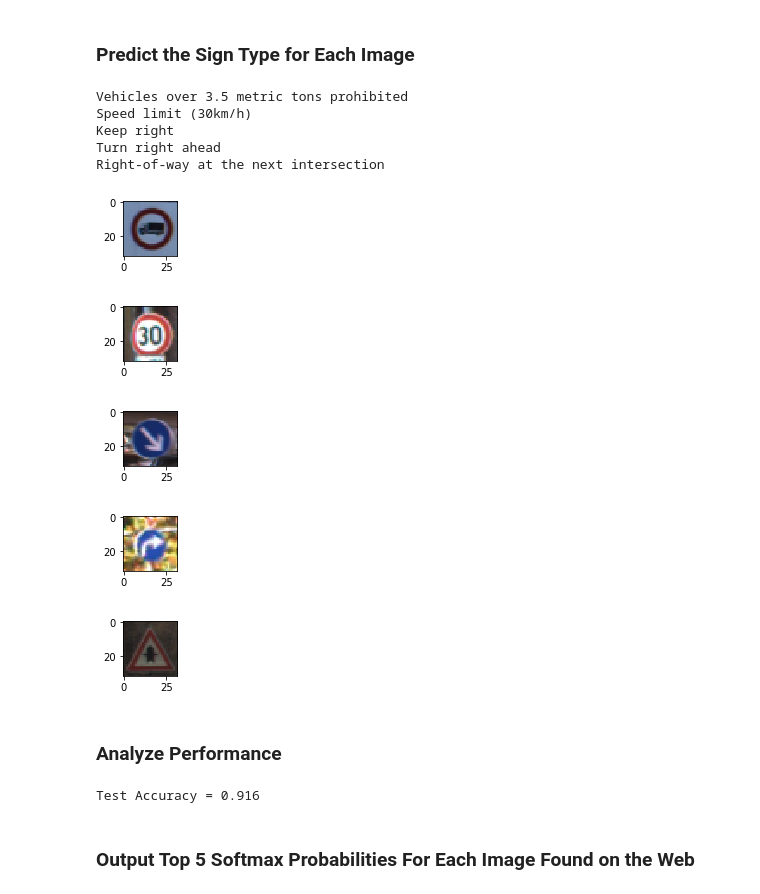
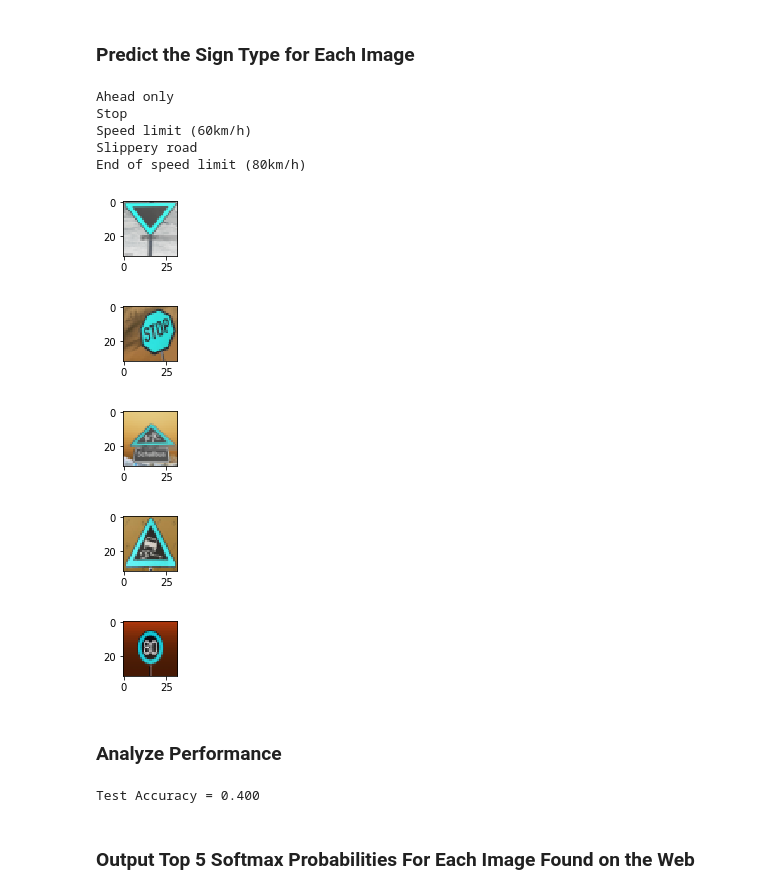
Before and after one commit to baihongjie/selfdrivingcar, a Jupyter notebook: TrafficSignClassifier/Traffic_Sign_Classifier.ipynb, the cells around one changed output. Saved outputs shown, nothing was run; the diff lists cells and outputs as text; code cells hidden in the pictures.

```diff
--- a/TrafficSignClassifier/Traffic_Sign_Classifier.ipynb
+++ b/TrafficSignClassifier/Traffic_Sign_Classifier.ipynb
@@ -302,6 +303,8 @@ with tf.Session() as sess:
         print("TrainingData Accuracy = {:.3f}".format(training_accuracy))
         print("Validation Accuracy = {:.3f}".format(validation_accuracy))
         print()
+        if validation_accuracy > 0.93:
+            break
 
     saver.save(sess, './lenet')
     print("Model saved")
@@ -324,2 +327,10 @@ Validation Accuracy = 0.942
 
 Model saved
+# %%
+### Calculate the accuracy for these 5 new images.
+### For example, if the model predicted 1 out of 5 signs correctly, it's 20% accurate on these new images.
+with tf.Session() as sess:
+    saver.restore(sess, tf.train.latest_checkpoint('.'))
+
+    test_accuracy = evaluate(X_test, y_test)
+    print("Test Accuracy = {:.3f}".format(test_accuracy))
@@ -333,11 +346,3 @@ To give yourself more insight into how your model is working, download at least
 You may find `signnames.csv` useful as it contains mappings from the class id (integer) to the actual sign name.
 # %% [markdown]
 ### Load and Output the Images
-# %%
-### Load the images and plot them here.
-### Feel free to use as many code cells as needed.
-for n in range(5):
-    i = int(random.random() * n_test)
-    plt.figure(figsize=(1,1))
-    plt.imshow(X_test2[i], cmap="gray")
-    print(labeldesc[y_test[i]])
@@ -354,0 +349,15 @@ End of speed limit (80km/h)
+# %%
+from PIL import Image
+
+X_download2 = []
+for i in range(1, 6):
+    img = Image.open('download%d.jpg'%(i))
+    img = img.resize((32, 32), Image.BOX) # resizes image in-place
+    data = np.asarray(img, dtype="float32" )
+    X_download2.append(data)
+
+X_download_gray, X_download = PreProcess(X_download2)
+y_download = [13, 14, 28, 23, 5]
+for d in X_download2:
+    plt.figure(figsize=(1,1))
+    plt.imshow(d, cmap="gray")
@@ -357,31 +372,30 @@ End of speed limit (80km/h)
 # %%
 ### Run the predictions here and use the model to output the prediction for each image.
 ### Make sure to pre-process the images with the same pre-processing pipeline used earlier.
 ### Feel free to use as many code cells as needed.
 
 prediction = tf.argmax(logits, 1)
 saver = tf.train.Saver()
 
 with tf.Session() as sess:
     saver.restore(sess, tf.train.latest_checkpoint('.'))
-    testset = np.array([X_test[0],X_test[1],X_test[2],X_test[3],X_test[4]], np.float32)
 
-    xx = sess.run(prediction, feed_dict={x: testset})
+    xx = sess.run(prediction, feed_dict={x: X_download})
     for i in range(5):
         plt.figure(figsize=(1,1))
-        plt.imshow(X_test2[i], cmap="gray")
+        plt.imshow(X_download2[i], cmap="gray")
         print(labeldesc[xx[i]])
 # %% [output]
-Vehicles over 3.5 metric tons prohibited
-Speed limit (30km/h)
-Keep right
-Turn right ahead
-Right-of-way at the next intersection
+Ahead only
+Stop
+Speed limit (60km/h)
+Slippery road
+End of speed limit (80km/h)
-[figure, old version]
+[figure, new version]
-[figure, old version]
+[figure, new version]
-[figure, old version]
+[figure, new version]
-[figure, old version]
+[figure, new version]
-[figure, old version]
+[figure, new version]
 # %% [markdown]
 ### Analyze Performance
 # %%
@@ -389,11 +403,10 @@ Right-of-way at the next intersection
 ### For example, if the model predicted 1 out of 5 signs correctly, it's 20% accurate on these new images.
 with tf.Session() as sess:
     saver.restore(sess, tf.train.latest_checkpoint('.'))
-
-    test_accuracy = evaluate(X_test, y_test)
+    test_accuracy = evaluate(X_download, y_download)
     print("Test Accuracy = {:.3f}".format(test_accuracy))
 # %% [output]
-Test Accuracy = 0.916
+Test Accuracy = 0.400
 # %% [markdown]
 ### Output Top 5 Softmax Probabilities For Each Image Found on the Web
 # %% [markdown]
```
Also changed, not shown: parts of 10 cells of this notebook, 16 other files.
